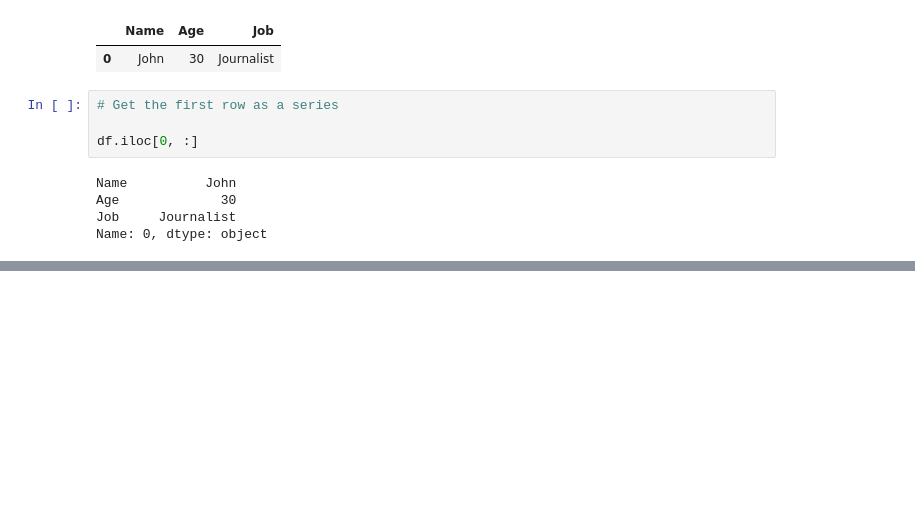
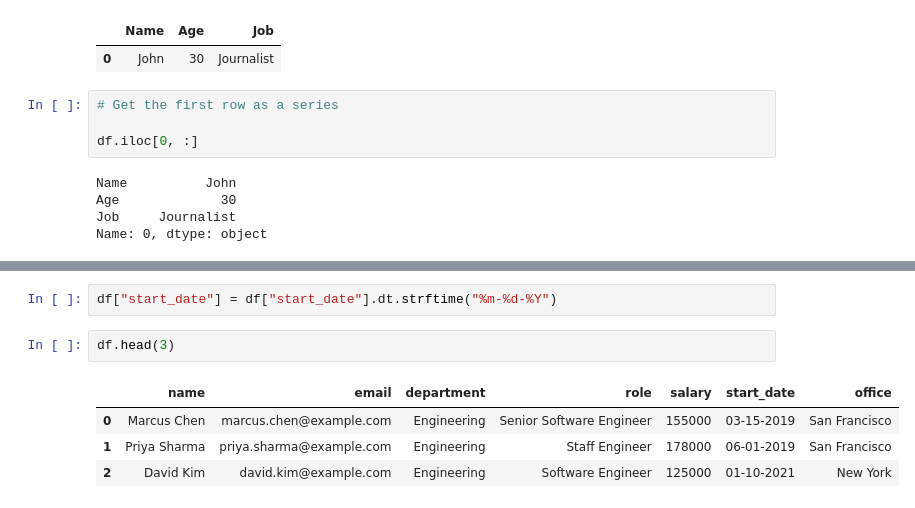
Before and after one commit to tahersaraf/tech-learning, a Jupyter notebook: python/libraries/pandas.ipynb, the cells around one changed output, grey strips where cells are left out. Cells and saved outputs as stored; diff of their text form; blank space fills up the shorter version.

```diff
--- a/python/libraries/pandas.ipynb
+++ b/python/libraries/pandas.ipynb
@@ -229,0 +409,9 @@ Examples of how to use iloc to select specific rows and columns by their integer
+# %%
+df["start_date"] = df["start_date"].dt.strftime("%m-%d-%Y")
+# %%
+df.head(3)
+# %% [output]
+|  | name | email | department | role | salary | start_date | office |
+| 0 | Marcus Chen | marcus.chen@example.com | Engineering | Senior Software Engineer | 155000 | 03-15-2019 | San Francisco |
+| 1 | Priya Sharma | priya.sharma@example.com | Engineering | Staff Engineer | 178000 | 06-01-2019 | San Francisco |
+| 2 | David Kim | david.kim@example.com | Engineering | Software Engineer | 125000 | 01-10-2021 | New York |
```
Also changed, not shown: parts of 32 cells of this notebook, 2 other files.
